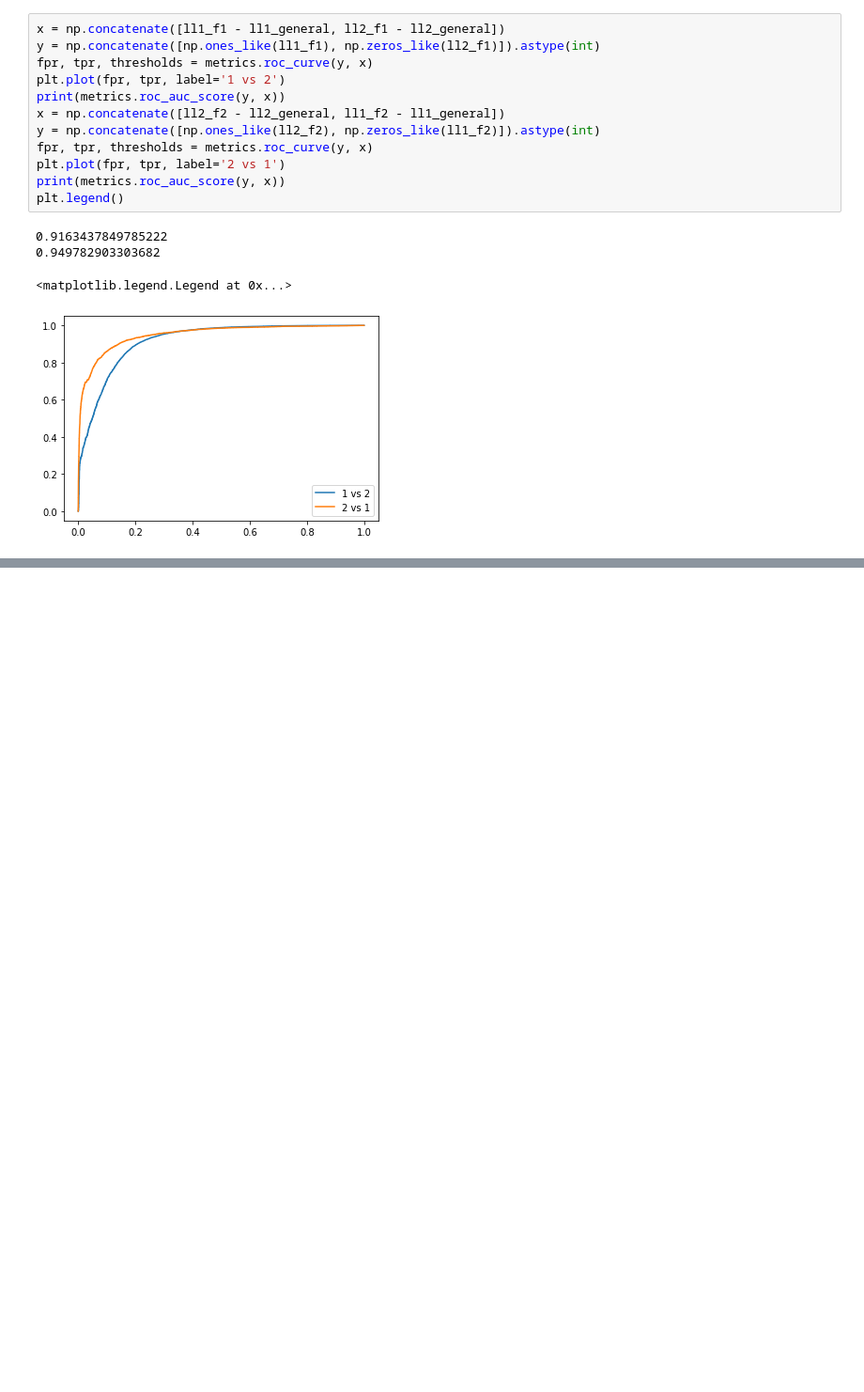
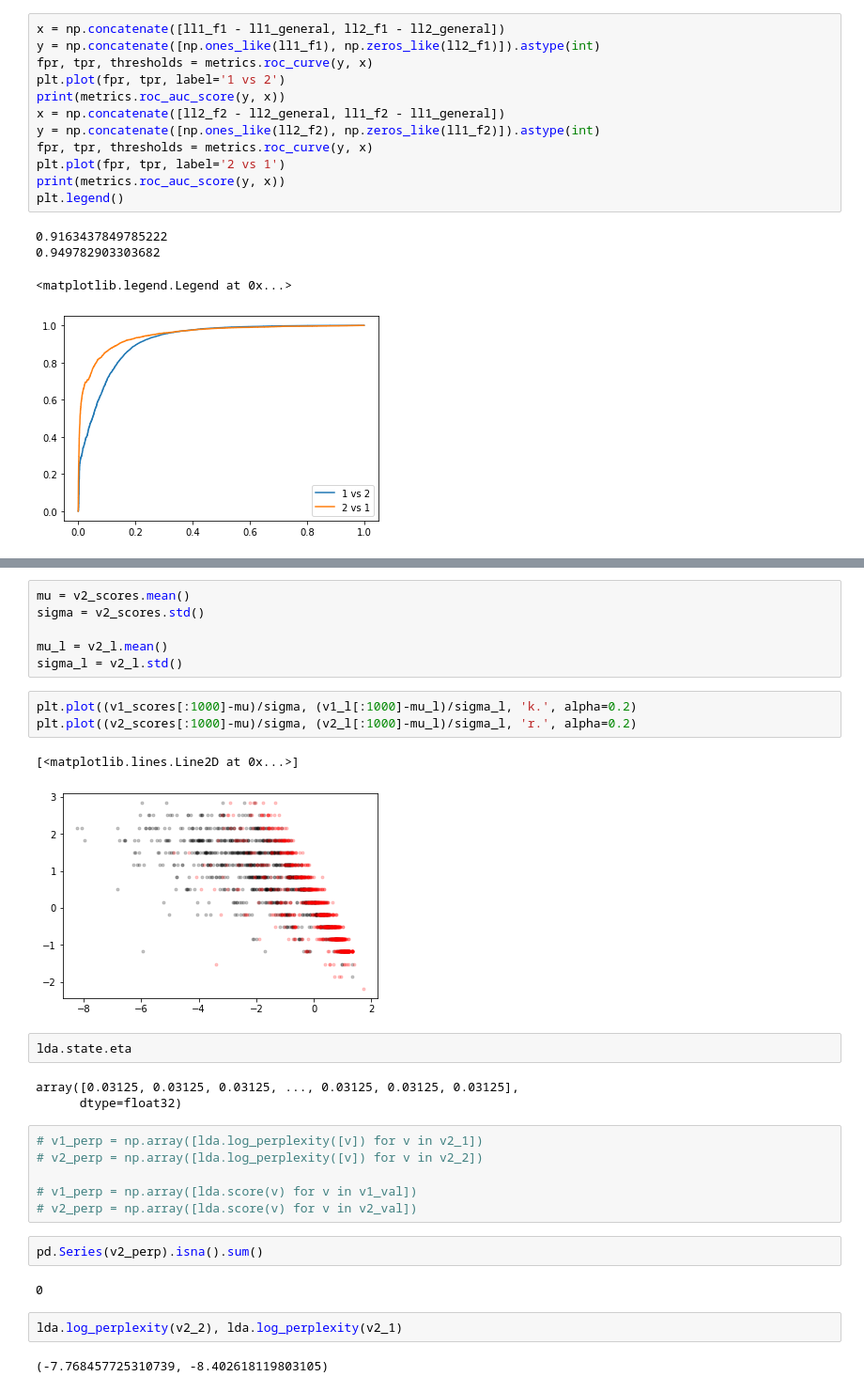
Before and after one commit to jlatko/text-anomaly-detection, a Jupyter notebook: data_analysis.ipynb, the cells around one changed output, grey strips where cells are left out. Shown at 94% size. Drawn from its saved outputs; the diff is of its cells as text; blank space fills up the shorter version.

```diff
--- a/data_analysis.ipynb
+++ b/data_analysis.ipynb
@@ -363,0 +486,31 @@ g
+# %%
+mu = v2_scores.mean()
+sigma = v2_scores.std()
+
+mu_l = v2_l.mean()
+sigma_l = v2_l.std()
+# %%
+plt.plot((v1_scores[:1000]-mu)/sigma, (v1_l[:1000]-mu_l)/sigma_l, 'k.', alpha=0.2)
+plt.plot((v2_scores[:1000]-mu)/sigma, (v2_l[:1000]-mu_l)/sigma_l, 'r.', alpha=0.2)
+# %% [output]
+[<matplotlib.lines.Line2D at 0x...>]
+[figure, added]
+# %%
+lda.state.eta
+# %% [output]
+array([0.03125, 0.03125, 0.03125, ..., 0.03125, 0.03125, 0.03125],
+      dtype=float32)
+# %%
+# v1_perp = np.array([lda.log_perplexity([v]) for v in v2_1])
+# v2_perp = np.array([lda.log_perplexity([v]) for v in v2_2])
+
+# v1_perp = np.array([lda.score(v) for v in v1_val])
+# v2_perp = np.array([lda.score(v) for v in v2_val])
+# %%
+pd.Series(v2_perp).isna().sum()
+# %% [output]
+0
+# %%
+lda.log_perplexity(v2_2), lda.log_perplexity(v2_1)
+# %% [output]
+(-7.768457725310739, -8.402618119803105)
```
Also changed, not shown: parts of 25 cells of this notebook, 1 other file.
